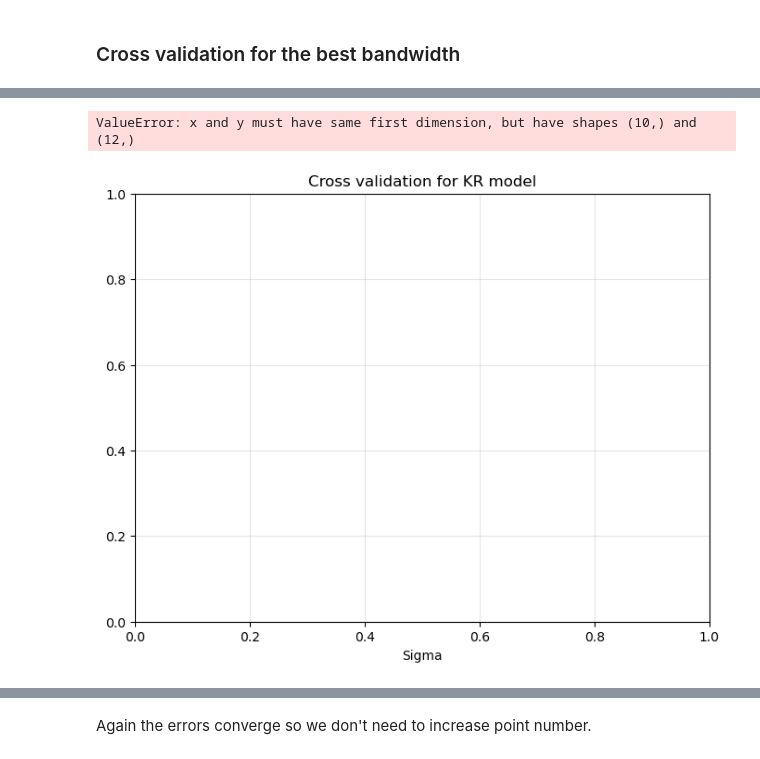
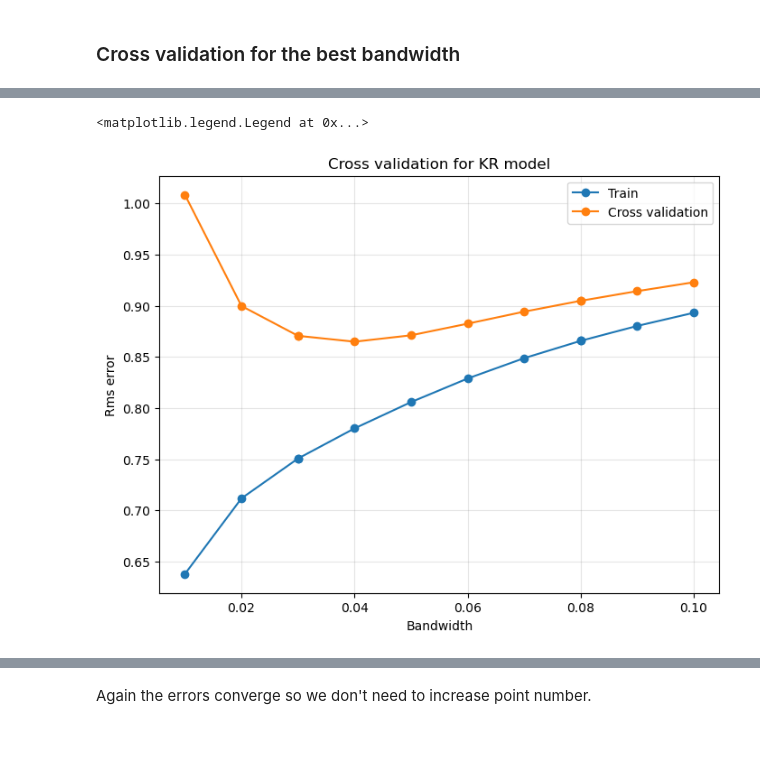
Before and after one commit to Isabella-Famoso/astrostatistics_bicocca_2024, a Jupyter notebook: working/L17/Supernovae I.ipynb, the cells around one changed output, grey strips where cells are left out. Saved outputs shown, nothing was run; the diff lists cells and outputs as text; code cells hidden in the pictures.

```diff
--- a/working/L17/Supernovae I.ipynb
+++ b/working/L17/Supernovae I.ipynb
@@ -247,10 +229,6 @@ size = np.linspace(5, 100, 20, dtype='int')
 
 rms_train_tot = np.empty(len(size))
 rms_test_tot = np.empty(len(size))
-
-# For the standard deviation
-rms_train_tot_std = np.empty(len(size))
-rms_test_tot_std = np.empty(len(size))
 
 for j, ds in enumerate(size):
     data_indexes = np.random.choice(np.arange(0, 100), size=ds, replace=False)
@@ -278,9 +256,6 @@ for j, ds in enumerate(size):
 
     rms_train_tot[j] = np.mean(rms_train)
     rms_test_tot[j] = np.mean(rms_test)
-
-    rms_train_tot_std[j] = np.std(rms_train)
-    rms_test_tot_std[j] = np.std(rms_test)
 # %%
 #Plot the errors
 fig = plt.figure(figsize=(8,6))
@@ -384,10 +336,6 @@ plt.errorbar(z_sample, mu_sample, dmu, fmt='.k', ecolor='gray', lw=1,label='data
 n = 10 #Number of splits
 rms_train_tot = np.empty(len(sigma_test))
 rms_test_tot = np.empty(len(sigma_test))
-
-# For the standard deviation
-rms_train_tot_std = np.empty(len(sigma_test))
-rms_test_tot_std = np.empty(len(sigma_test))
 
 for j, sigma in enumerate(sigma_test):
 
@@ -412,9 +360,6 @@ for j, sigma in enumerate(sigma_test):
     rms_train_tot[j] = np.mean(rms_train)
     rms_test_tot[j] = np.mean(rms_test)
 
-    rms_train_tot_std[j] = np.std(rms_train)
-    rms_test_tot_std[j] = np.std(rms_test)
-
 sigma_best = sigma_test[np.argmin(rms_test_tot)]
 print('\nThe best model is the one with %.1f sigma\n' % sigma_best)
 # %% [output]
@@ -463,10 +397,6 @@ size = np.linspace(5, 100, 20, dtype='int')
 
 rms_train_tot = np.empty(len(size))
 rms_test_tot = np.empty(len(size))
-
-#For the standard deviation
-rms_train_tot_std = np.empty(len(size))
-rms_test_tot_std = np.empty(len(size))
 
 for j, ds in enumerate(size):
     data_indexes = np.random.choice(np.arange(0, 100), size=ds, replace=False)
@@ -493,9 +423,6 @@ for j, ds in enumerate(size):
 
     rms_train_tot[j] = np.mean(rms_train)
     rms_test_tot[j] = np.mean(rms_test)
-
-    rms_train_tot_std[j] = np.std(rms_train)
-    rms_test_tot_std[j] = np.std(rms_test)
 # %%
 #Plot the errors
 fig = plt.figure(figsize=(8,6))
@@ -577,10 +481,6 @@ plt.errorbar(z_sample, mu_sample, dmu, fmt='.k', ecolor='gray', lw=1,label='data
 n = 10 #Number of splits
 rms_train_tot = np.empty(len(bandwidth))
 rms_test_tot = np.empty(len(bandwidth))
-
-# For the standard deviation
-rms_train_tot_std = np.empty(len(bandwidth))
-rms_test_tot_std = np.empty(len(bandwidth))
 
 for j, band in enumerate(bandwidth):
 
@@ -605,9 +505,6 @@ for j, band in enumerate(bandwidth):
     rms_train_tot[j] = np.mean(rms_train)
     rms_test_tot[j] = np.mean(rms_test)
 
-    rms_train_tot_std[j] = np.std(rms_train)
-    rms_test_tot_std[j] = np.std(rms_test)
-
 bandwidth_best = bandwidth[np.argmin(rms_test_tot)]
 print('\nThe best model is the one with %.2f bandwidth\n' % bandwidth_best)
 # %% [output]
@@ -628,25 +525,15 @@ The best model is the one with 0.04 bandwidth
 # %%
 #Plot the errors
 fig = plt.figure(figsize=(8,6))
 ax = fig.gca()
 ax.grid(c='grey', alpha = 0.2)
 ax.set_title('Cross validation for KR model')
-ax.set_xlabel('Sigma')
-ax.plot(sigma_test, rms_train_tot, label = 'Train', marker = 'o')
-ax.plot(sigma_test, rms_test_tot, label = 'Cross validation', marker = 'o')
+ax.set_xlabel('Bandwidth')
+ax.plot(bandwidth, rms_train_tot, label = 'Train', marker = 'o')
+ax.plot(bandwidth, rms_test_tot, label = 'Cross validation', marker = 'o')
 ax.set_ylabel('Rms error')
 ax.legend()
-
-fig2 = plt.figure(figsize=(8,6))
-ax2 = fig2.gca()
-ax2.grid(c='grey', alpha = 0.2)
-ax2.set_title('Cross validation for KR model with errors')
-ax2.set_xlabel('Sigma')
-ax2.errorbar(sigma_test, rms_train_tot, rms_train_tot_std, label = 'Train', marker = 'o', lw=1)
-ax2.errorbar(sigma_test, rms_test_tot, rms_test_tot_std, label = 'Cross validation', marker = 'o', lw=1)
-ax2.set_ylabel('Rms error')
-ax2.legend()
 # %% [output]
-ValueError: x and y must have same first dimension, but have shapes (10,) and (12,)
+<matplotlib.legend.Legend at 0x...>
-[figure, old version]
+[figure, new version]
 # %%
```
Also changed, not shown: parts of 10 cells of this notebook.
